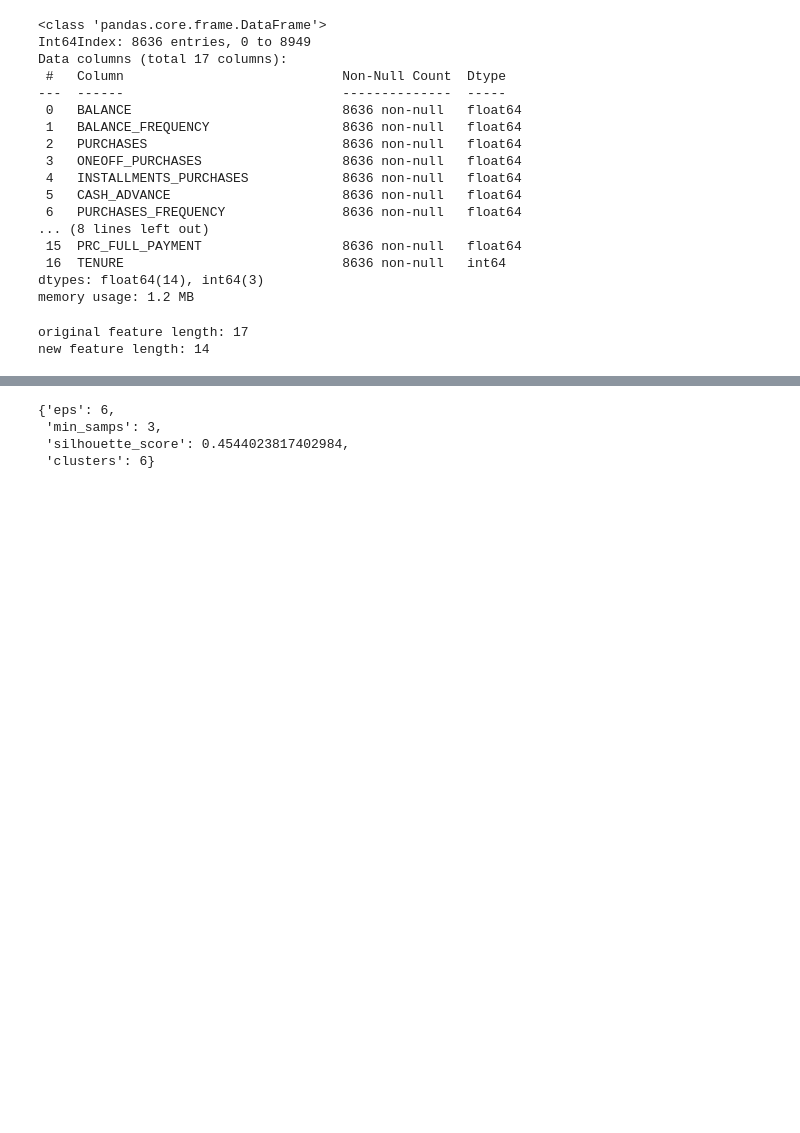
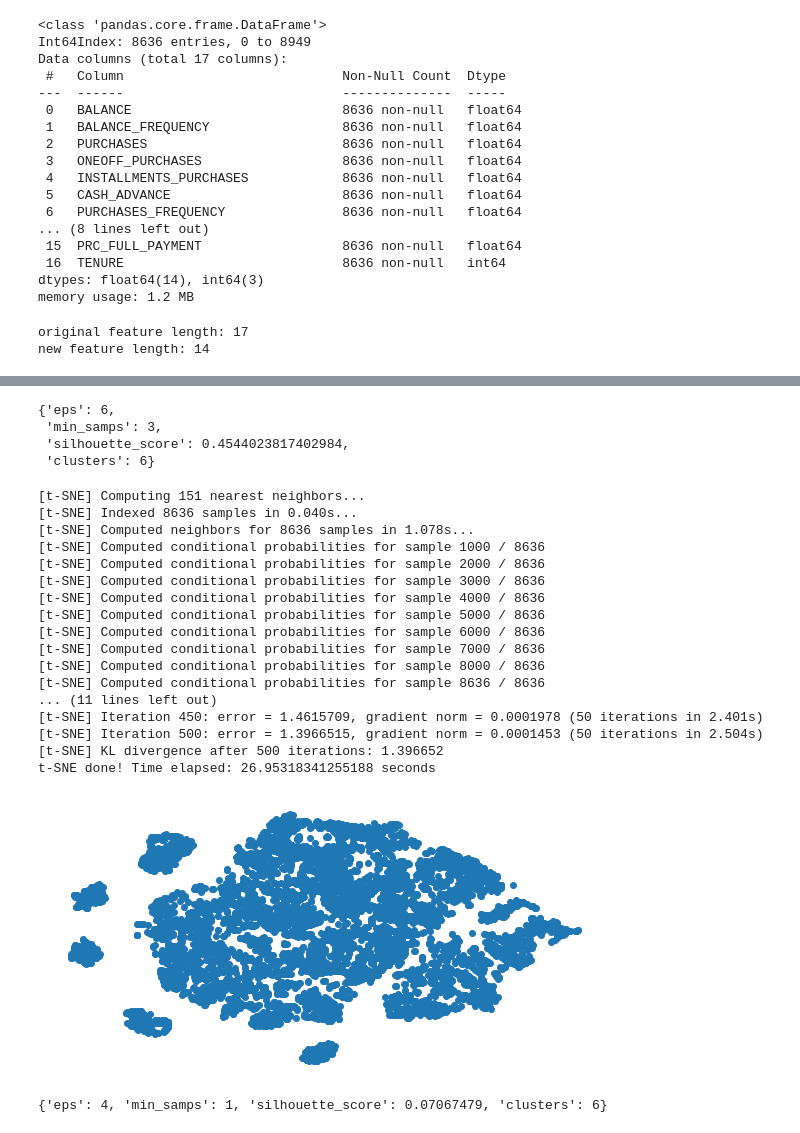
Before and after one commit to RPerron91/capstone3, a Jupyter notebook: capstone3.ipynb, the cells around one changed output, grey strips where cells are left out. Cells and saved outputs as stored; diff of their text form; code cells hidden in the pictures; blank space fills up the shorter version.

```diff
--- a/capstone3.ipynb
+++ b/capstone3.ipynb
@@ -76,9 +76,7 @@ data.head()
 for col in data.columns:
     if len(data[col].unique()) < 10:
         dum = pd.get_dummies(data[col], prefix=col, drop_first=True)
-        df = pd.concat([data, dum], axis=1)
-        df.drop(col, axis=1, inplace=True)
-df.head()
+        data.drop(col, axis=1, inplace=True)
 # %% [output]
 |  | BALANCE | BALANCE_FREQUENCY | PURCHASES | INSTALLMENTS_PURCHASES | CASH_ADVANCE | PURCHASES_FREQUENCY | ... |
 | 0 | 40.900749 | 0.818182 | 95.40 | 95.40 | 0.000000 | 0.166667 | ... |
@@ -122,7 +134,45 @@ score = best_dbscan_cluster(scaled)
-# %%
-score
-# %% [output]
-{'eps': 6,
- 'min_samps': 3,
- 'silhouette_score': 0.4544023817402984,
- 'clusters': 6}
+# %%
+# Run function with scaled data. Display the dictionary of results for initial idea of cluster amount
+score = best_dbscan_cluster(scaled)
+score
+# %% [output]
+{'eps': 6,
+ 'min_samps': 3,
+ 'silhouette_score': 0.4544023817402984,
+ 'clusters': 6}
+# %%
+# Use dimensionality reduction to further separate clusters
+time_start = time.time()
+tsne = TSNE(n_components=2, verbose=2, perplexity=50, n_iter=500, n_jobs=8)
+tsne_results = tsne.fit_transform(scaled)
+print('t-SNE done! Time elapsed: {} seconds'.format(time.time()-time_start))
+
+# Plot results
+plt.figure(figsize=(10,5))
+plt.scatter(tsne_results[:, 0], tsne_results[:, 1])
+plt.axis('off')
+plt.show()
+# %% [output]
+[t-SNE] Computing 151 nearest neighbors...
+[t-SNE] Indexed 8636 samples in 0.040s...
+[t-SNE] Computed neighbors for 8636 samples in 1.078s...
+[t-SNE] Computed conditional probabilities for sample 1000 / 8636
+[t-SNE] Computed conditional probabilities for sample 2000 / 8636
+[t-SNE] Computed conditional probabilities for sample 3000 / 8636
+[t-SNE] Computed conditional probabilities for sample 4000 / 8636
+[t-SNE] Computed conditional probabilities for sample 5000 / 8636
+[t-SNE] Computed conditional probabilities for sample 6000 / 8636
+[t-SNE] Computed conditional probabilities for sample 7000 / 8636
+[t-SNE] Computed conditional probabilities for sample 8000 / 8636
+[t-SNE] Computed conditional probabilities for sample 8636 / 8636
+... (11 lines left out)
+[t-SNE] Iteration 450: error = 1.4615709, gradient norm = 0.0001978 (50 iterations in 2.401s)
+[t-SNE] Iteration 500: error = 1.3966515, gradient norm = 0.0001453 (50 iterations in 2.504s)
+[t-SNE] KL divergence after 500 iterations: 1.396652
+t-SNE done! Time elapsed: 26.95318341255188 seconds
+[figure, added]
+# %%
+tsne_score = best_dbscan_cluster(tsne_results)
+tsne_score
+# %% [output]
+{'eps': 4, 'min_samps': 1, 'silhouette_score': 0.07067479, 'clusters': 6}
```
Also changed, not shown: parts of 3 cells of this notebook.
